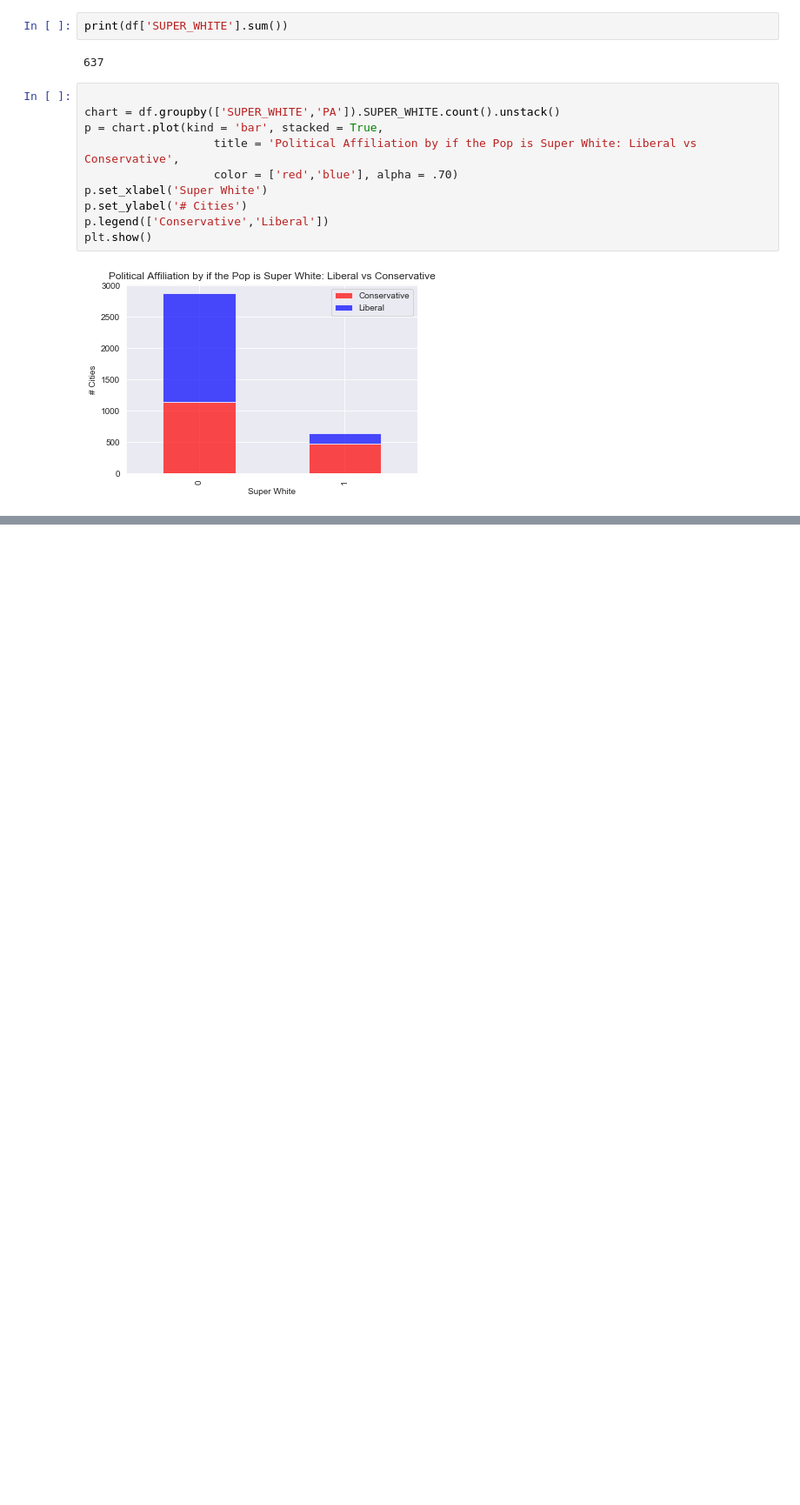
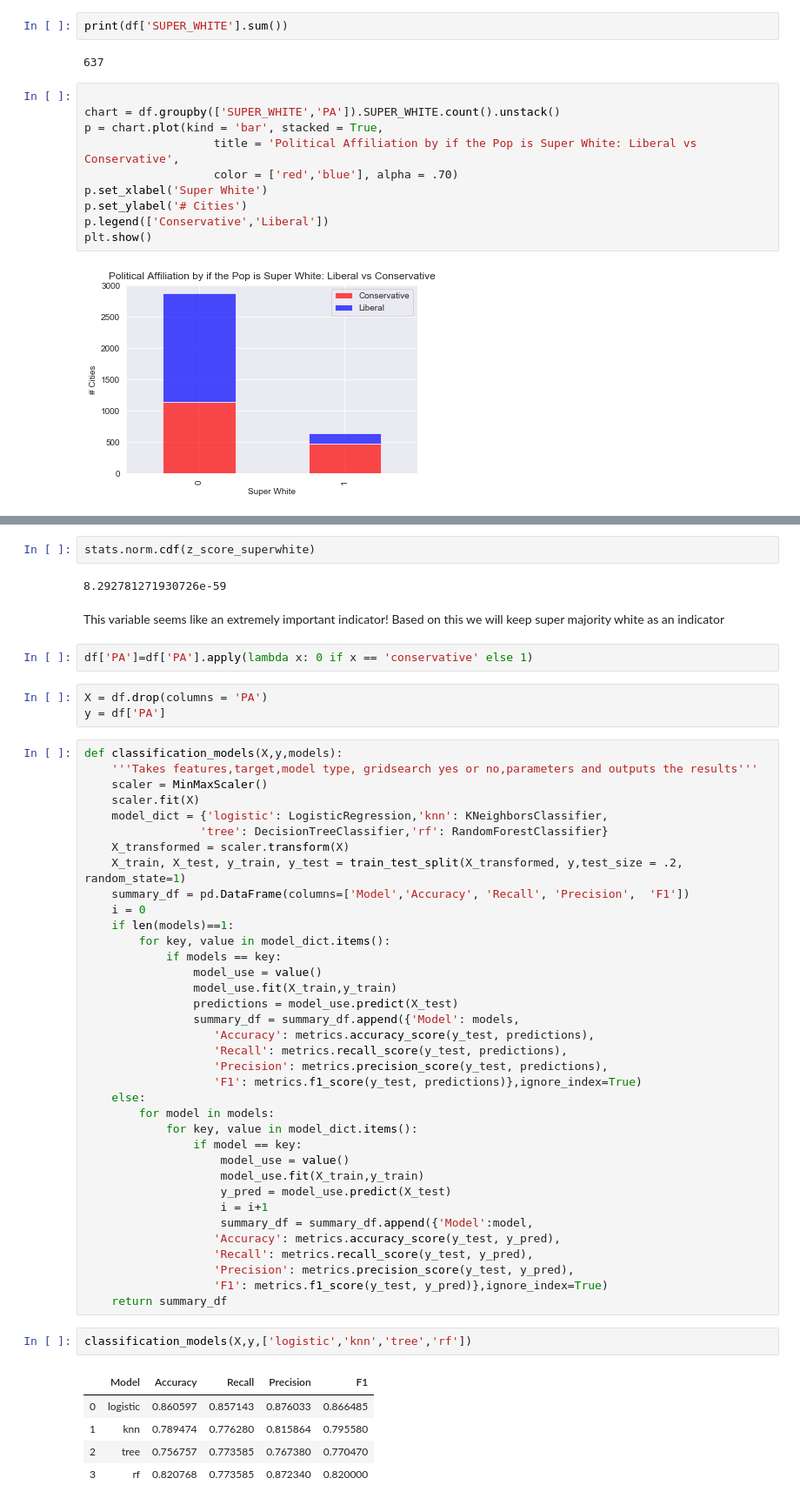
Before and after one commit to CaryMosley/PoliticalAffiliation, a Jupyter notebook: CleanAndEDA.ipynb, the cells around one changed output, grey strips where cells are left out. Shown at 87% size. Cells and saved outputs as stored; diff of their text form; blank space fills up the shorter version.

Commit message:
Added Modeling Function

```diff
--- a/CleanAndEDA.ipynb
+++ b/CleanAndEDA.ipynb
@@ -899,0 +939,55 @@ plt.show()
+# %%
+stats.norm.cdf(z_score_superwhite)
+# %% [output]
+8.292781271930726e-59
+# %% [markdown]
+This variable seems like an extremely important indicator! Based on this we will keep super majority white as an indicator
+# %%
+df['PA']=df['PA'].apply(lambda x: 0 if x == 'conservative' else 1)
+# %%
+X = df.drop(columns = 'PA')
+y = df['PA']
+# %%
+def classification_models(X,y,models):
+    '''Takes features,target,model type, gridsearch yes or no,parameters and outputs the results'''
+    scaler = MinMaxScaler()
+    scaler.fit(X)
+    model_dict = {'logistic': LogisticRegression,'knn': KNeighborsClassifier,
+                 'tree': DecisionTreeClassifier,'rf': RandomForestClassifier}
+    X_transformed = scaler.transform(X)
+    X_train, X_test, y_train, y_test = train_test_split(X_transformed, y,test_size = .2, random_state=1)
+    summary_df = pd.DataFrame(columns=['Model','Accuracy', 'Recall', 'Precision',  'F1'])
+    i = 0
+    if len(models)==1:
+        for key, value in model_dict.items():
+            if models == key:
+                model_use = value()
+                model_use.fit(X_train,y_train)
+                predictions = model_use.predict(X_test)
+                summary_df = summary_df.append({'Model': models,
+                   'Accuracy': metrics.accuracy_score(y_test, predictions),
+                   'Recall': metrics.recall_score(y_test, predictions),
+                   'Precision': metrics.precision_score(y_test, predictions),
+                   'F1': metrics.f1_score(y_test, predictions)},ignore_index=True)
+    else:
+        for model in models:
+            for key, value in model_dict.items():
+                if model == key:
+                    model_use = value()
+                    model_use.fit(X_train,y_train)
+                    y_pred = model_use.predict(X_test)
+                    i = i+1
+                    summary_df = summary_df.append({'Model':model,
+                   'Accuracy': metrics.accuracy_score(y_test, y_pred),
+                   'Recall': metrics.recall_score(y_test, y_pred),
+                   'Precision': metrics.precision_score(y_test, y_pred),
+                   'F1': metrics.f1_score(y_test, y_pred)},ignore_index=True)
+    return summary_df
+# %%
+classification_models(X,y,['logistic','knn','tree','rf'])
+# %% [output]
+|  | Model | Accuracy | Recall | Precision | F1 |
+| 0 | logistic | 0.860597 | 0.857143 | 0.876033 | 0.866485 |
+| 1 | knn | 0.789474 | 0.776280 | 0.815864 | 0.795580 |
+| 2 | tree | 0.756757 | 0.773585 | 0.767380 | 0.770470 |
+| 3 | rf | 0.820768 | 0.773585 | 0.872340 | 0.820000 |
```
Also changed, not shown: parts of 9 cells of this notebook.
